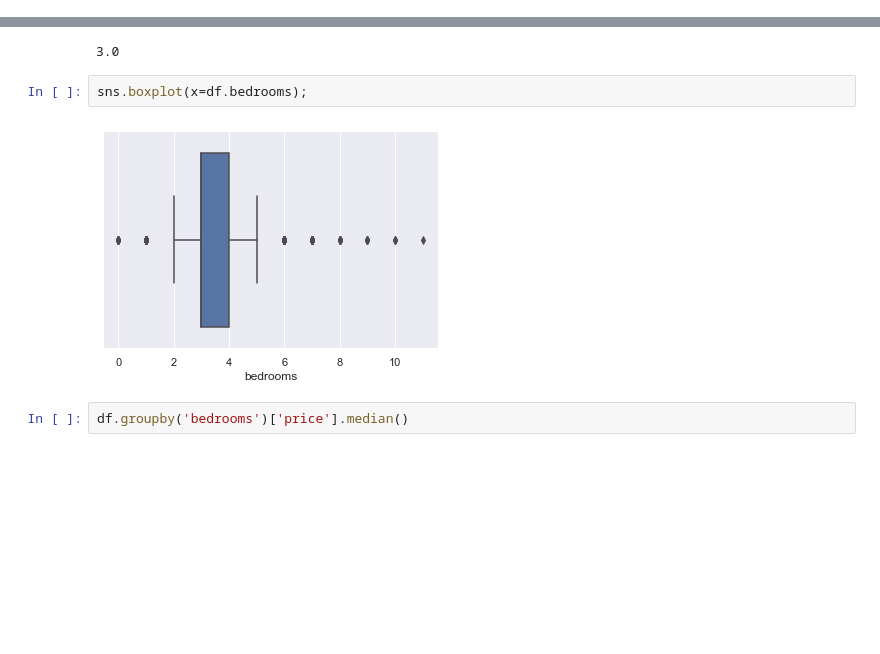
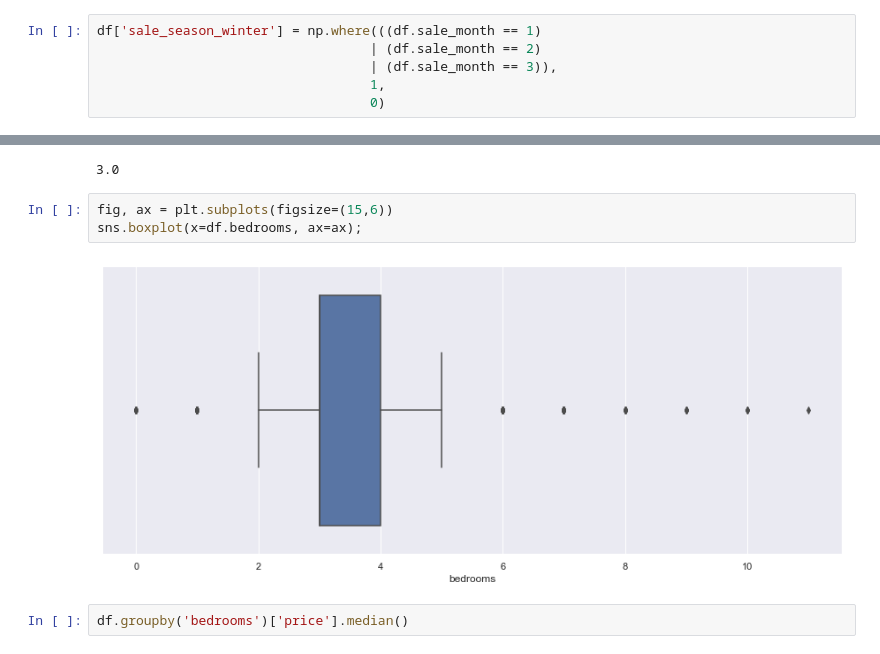
Before and after one commit to mike-flanagan/king_county_property_values_analysis_predictive_model, a Jupyter notebook: King_County_CRISP-DM-EDA.ipynb, the cells around one changed output, grey strips where cells are left out. Drawn from its saved outputs; the diff is of its cells as text; blank space fills up the shorter version.

```diff
--- a/King_County_CRISP-DM-EDA.ipynb
+++ b/King_County_CRISP-DM-EDA.ipynb
@@ -50,0 +103,6 @@ df['yrs_since_renovation'] = np.where(df.yr_renovated == 0, # cleans properties
+# %%
+df['sale_season_winter'] = np.where(((df.sale_month == 1)
+                                   | (df.sale_month == 2)
+                                   | (df.sale_month == 3)),
+                                   1,
+                                   0)
@@ -229,10 +365,11 @@ df[df.bedrooms == 33]
 df.bedrooms.median()
 # %% [output]
 3.0
-# %%
-sns.boxplot(x=df.bedrooms);
-# %% [output]
-[figure, removed]
+# %%
+fig, ax = plt.subplots(figsize=(15,6))
+sns.boxplot(x=df.bedrooms, ax=ax);
+# %% [output]
+[figure, added]
 # %%
 df.groupby('bedrooms')['price'].median()
 # %% [output]
```
Also changed, not shown: parts of 34 cells of this notebook.
